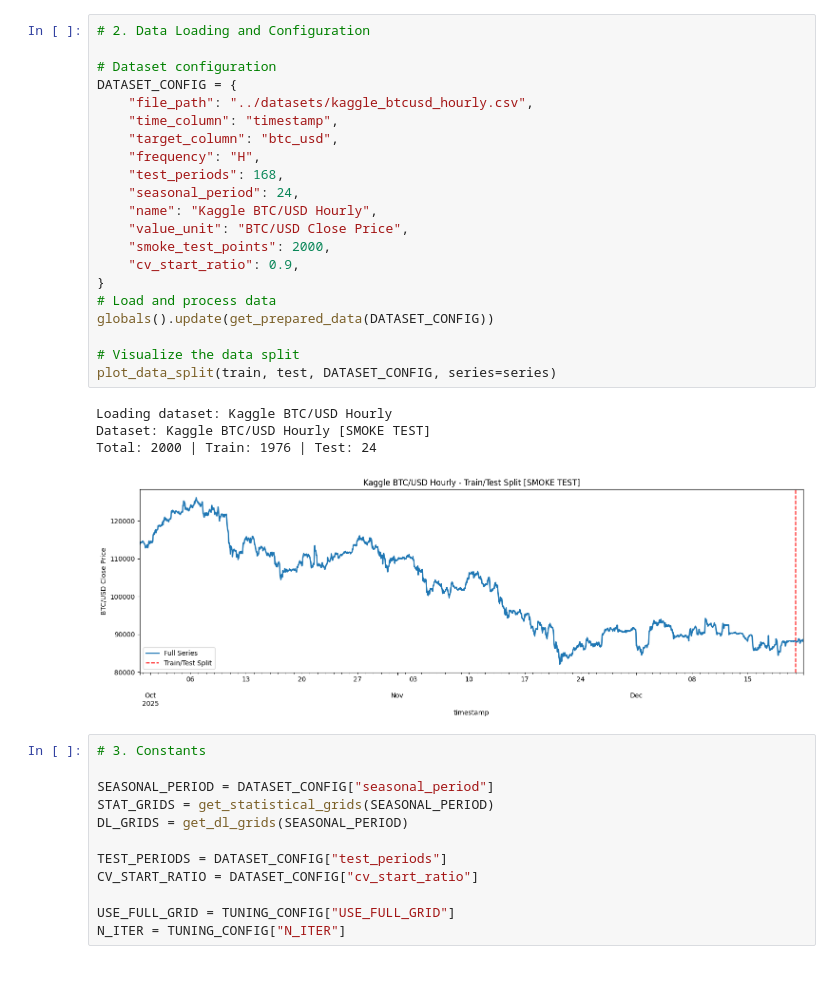
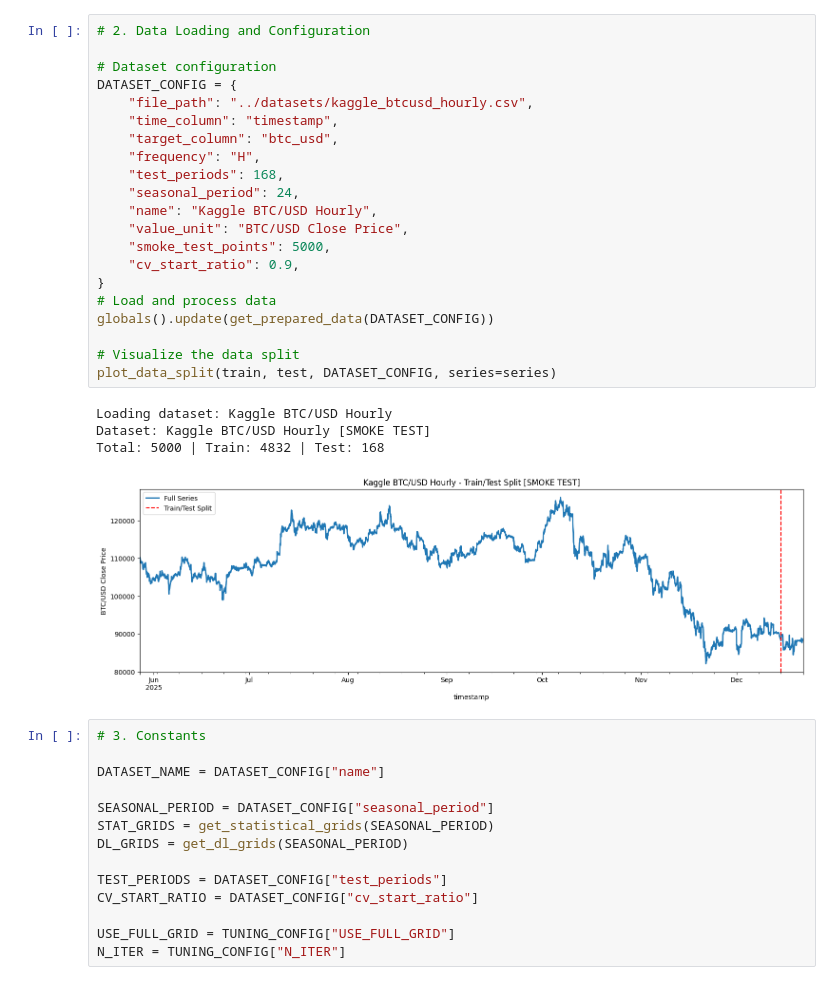
Before and after one commit to ContiHan/Statistika, a Jupyter notebook: forecasting/05_forecasting_kaggle_btcusd_hourly.ipynb, the cells around one changed output. Saved outputs shown, nothing was run; the diff lists cells and outputs as text.

```diff
--- a/forecasting/05_forecasting_kaggle_btcusd_hourly.ipynb
+++ b/forecasting/05_forecasting_kaggle_btcusd_hourly.ipynb
@@ -10,31 +20,33 @@ tracker = ExperimentTracker()
 # %%
 # 2. Data Loading and Configuration
 
 # Dataset configuration
 DATASET_CONFIG = {
     "file_path": "../datasets/kaggle_btcusd_hourly.csv",
     "time_column": "timestamp",
     "target_column": "btc_usd",
     "frequency": "H",
     "test_periods": 168,
     "seasonal_period": 24,
     "name": "Kaggle BTC/USD Hourly",
     "value_unit": "BTC/USD Close Price",
-    "smoke_test_points": 2000,
+    "smoke_test_points": 5000,
     "cv_start_ratio": 0.9,
 }
 # Load and process data
 globals().update(get_prepared_data(DATASET_CONFIG))
 
 # Visualize the data split
 plot_data_split(train, test, DATASET_CONFIG, series=series)
 # %% [output]
 Loading dataset: Kaggle BTC/USD Hourly
 Dataset: Kaggle BTC/USD Hourly [SMOKE TEST]
-Total: 2000 | Train: 1976 | Test: 24
+Total: 5000 | Train: 4832 | Test: 168
-[figure, old version]
+[figure, new version]
 # %%
 # 3. Constants
+
+DATASET_NAME = DATASET_CONFIG["name"]
 
 SEASONAL_PERIOD = DATASET_CONFIG["seasonal_period"]
 STAT_GRIDS = get_statistical_grids(SEASONAL_PERIOD)
```
Also changed, not shown: parts of 13 cells of this notebook, 52 other files.
